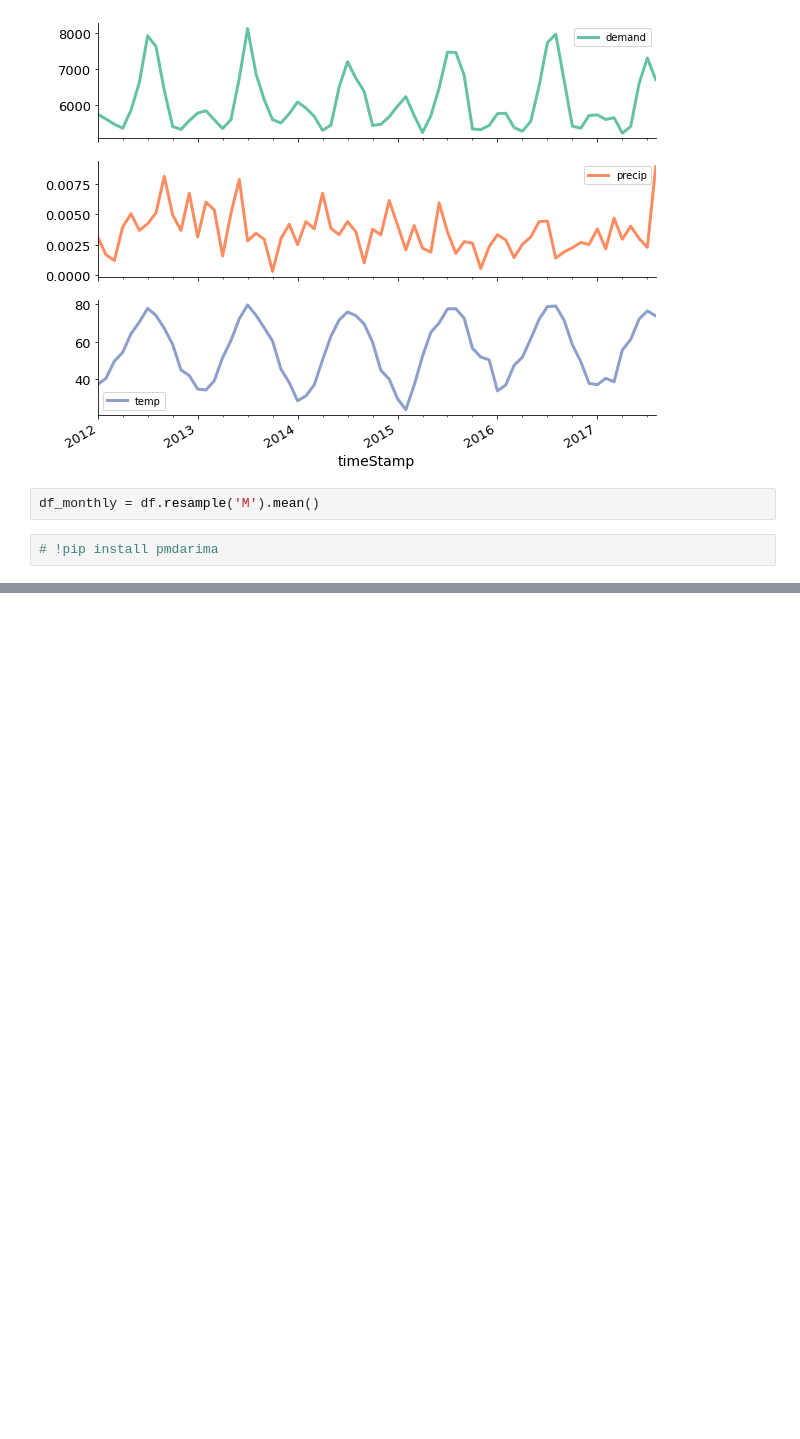
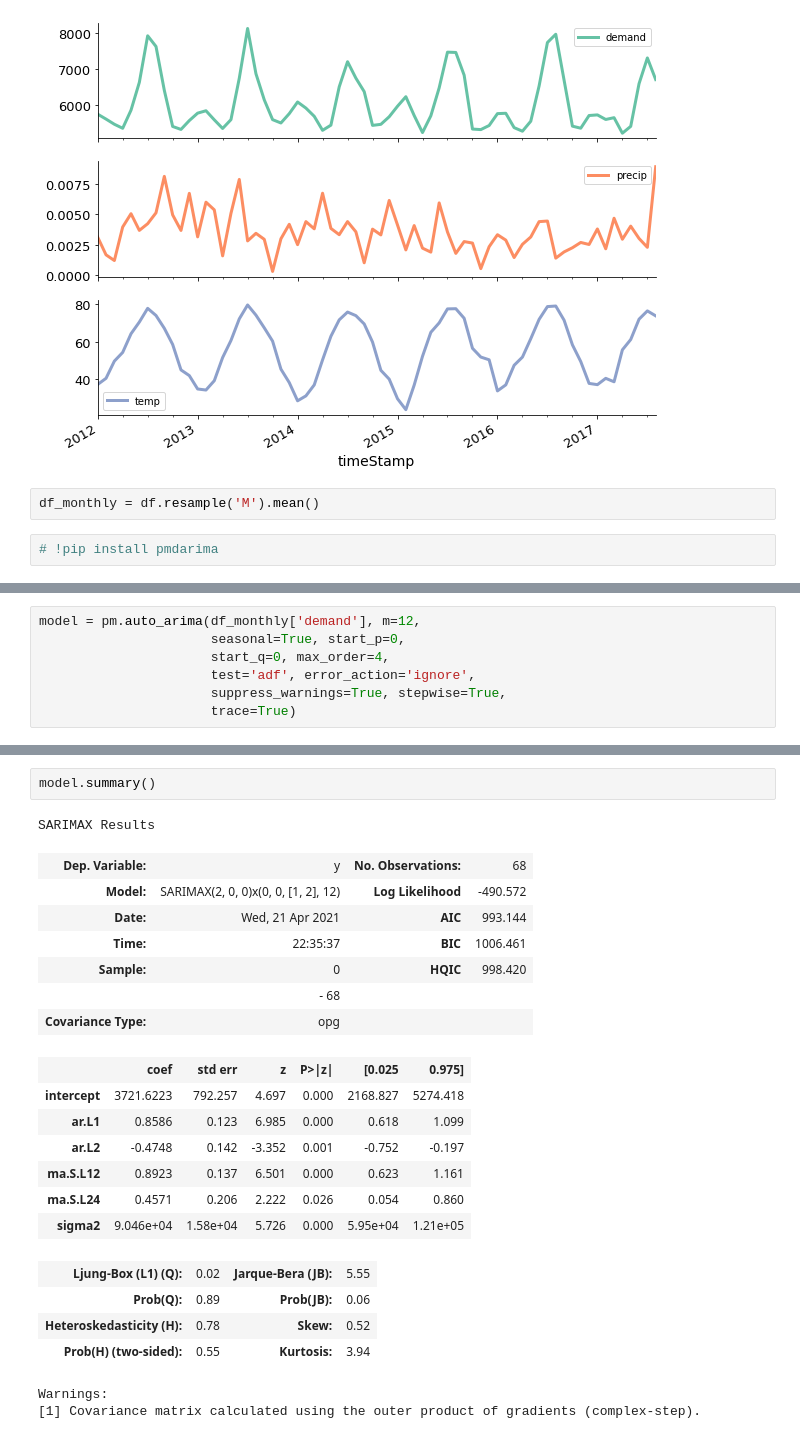
Before and after one commit to LakshyaMalhotra/time-series-analysis, a Jupyter notebook: time_series_Auto_ARIMA.ipynb, the cells around one changed output, grey strips where cells are left out. Cells and saved outputs as stored; diff of their text form; blank space fills up the shorter version.

Commit message:
Added first glimpse of Auto-ARIMA.

```diff
--- a/time_series_Auto_ARIMA.ipynb
+++ b/time_series_Auto_ARIMA.ipynb
@@ -159,0 +162,7 @@ df_monthly = df.resample('M').mean()
+# %%
+model = pm.auto_arima(df_monthly['demand'], m=12,
+                      seasonal=True, start_p=0,
+                      start_q=0, max_order=4,
+                      test='adf', error_action='ignore',
+                      suppress_warnings=True, stepwise=True,
+                      trace=True)
@@ -159,0 +187,24 @@ df_monthly = df.resample('M').mean()
+# %%
+model.summary()
+# %% [output]
+SARIMAX Results
+| Dep. Variable: | y | No. Observations: | 68 |
+| Model: | SARIMAX(2, 0, 0)x(0, 0, [1, 2], 12) | Log Likelihood | -490.572 |
+| Date: | Wed, 21 Apr 2021 | AIC | 993.144 |
+| Time: | 22:35:37 | BIC | 1006.461 |
+| Sample: | 0 | HQIC | 998.420 |
+|  | - 68 |  |  |
+| Covariance Type: | opg |  |  |
+|  | coef | std err | z | P>|z| | [0.025 | 0.975] |
+| intercept | 3721.6223 | 792.257 | 4.697 | 0.000 | 2168.827 | 5274.418 |
+| ar.L1 | 0.8586 | 0.123 | 6.985 | 0.000 | 0.618 | 1.099 |
+| ar.L2 | -0.4748 | 0.142 | -3.352 | 0.001 | -0.752 | -0.197 |
+| ma.S.L12 | 0.8923 | 0.137 | 6.501 | 0.000 | 0.623 | 1.161 |
+| ma.S.L24 | 0.4571 | 0.206 | 2.222 | 0.026 | 0.054 | 0.860 |
+| sigma2 | 9.046e+04 | 1.58e+04 | 5.726 | 0.000 | 5.95e+04 | 1.21e+05 |
+| Ljung-Box (L1) (Q): | 0.02 | Jarque-Bera (JB): | 5.55 |
+| Prob(Q): | 0.89 | Prob(JB): | 0.06 |
+| Heteroskedasticity (H): | 0.78 | Skew: | 0.52 |
+| Prob(H) (two-sided): | 0.55 | Kurtosis: | 3.94 |
+Warnings:
+[1] Covariance matrix calculated using the outer product of gradients (complex-step).
```
Also changed, not shown: parts of 2 cells of this notebook.
